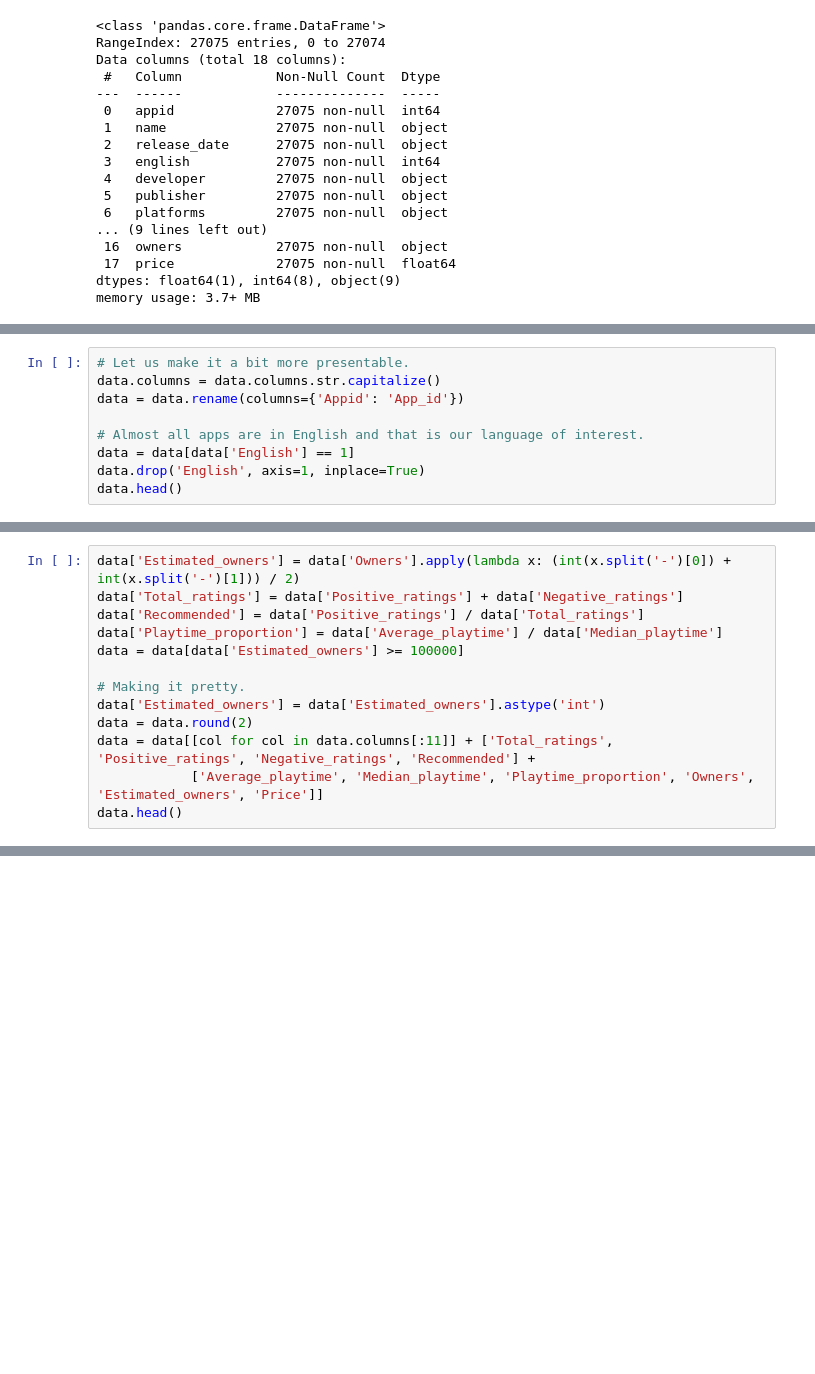
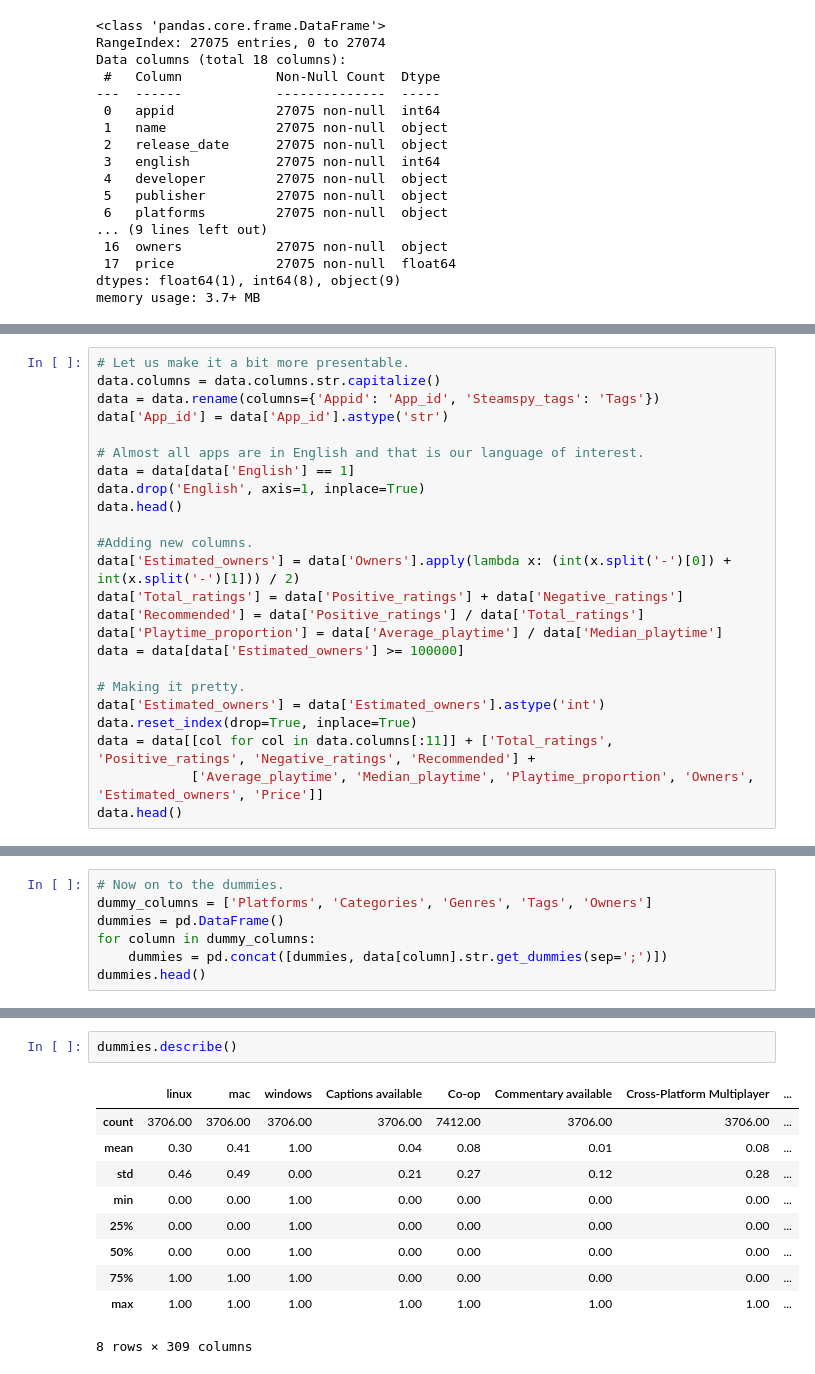
Before and after one commit to Dark-Hobbit/steam, a Jupyter notebook: kaggle_2.ipynb, the cells around one changed output, grey strips where cells are left out. Drawn from its saved outputs; the diff is of its cells as text; blank space fills up the shorter version.

Commit message:
Added dummies

```diff
--- a/kaggle_2.ipynb
+++ b/kaggle_2.ipynb
@@ -56,12 +76,27 @@ There is no missing data anywhere, good. However, some columns contain multiple
 # %%
 # Let us make it a bit more presentable.
 data.columns = data.columns.str.capitalize()
-data = data.rename(columns={'Appid': 'App_id'})
+data = data.rename(columns={'Appid': 'App_id', 'Steamspy_tags': 'Tags'})
+data['App_id'] = data['App_id'].astype('str')
 
 # Almost all apps are in English and that is our language of interest.
 data = data[data['English'] == 1]
 data.drop('English', axis=1, inplace=True)
 data.head()
+
+#Adding new columns.
+data['Estimated_owners'] = data['Owners'].apply(lambda x: (int(x.split('-')[0]) + int(x.split('-')[1])) / 2)
+data['Total_ratings'] = data['Positive_ratings'] + data['Negative_ratings']
+data['Recommended'] = data['Positive_ratings'] / data['Total_ratings']
+data['Playtime_proportion'] = data['Average_playtime'] / data['Median_playtime']
+data = data[data['Estimated_owners'] >= 100000]
+
+# Making it pretty.
+data['Estimated_owners'] = data['Estimated_owners'].astype('int')
+data.reset_index(drop=True, inplace=True)
+data = data[[col for col in data.columns[:11]] + ['Total_ratings', 'Positive_ratings', 'Negative_ratings', 'Recommended'] +
+            ['Average_playtime', 'Median_playtime', 'Playtime_proportion', 'Owners', 'Estimated_owners', 'Price']]
+data.head()
 # %% [output]
 |  | App_id | Name | Release_date | Developer | Publisher | Platforms | Required_age | Categories | Genres | ... |
 | 0 | 10 | Counter-Strike | 2000-11-01 | Valve | Valve | windows;mac;linux | 0 | Multi-player;Online Multi-Player;... | Action | ... |
@@ -92,13 +107,0 @@ We might need an integer value for number of game owners in the future. To that
-# %%
-data['Estimated_owners'] = data['Owners'].apply(lambda x: (int(x.split('-')[0]) + int(x.split('-')[1])) / 2)
-data['Total_ratings'] = data['Positive_ratings'] + data['Negative_ratings']
-data['Recommended'] = data['Positive_ratings'] / data['Total_ratings']
-data['Playtime_proportion'] = data['Average_playtime'] / data['Median_playtime']
-data = data[data['Estimated_owners'] >= 100000]
-
-# Making it pretty.
-data['Estimated_owners'] = data['Estimated_owners'].astype('int')
-data = data.round(2)
-data = data[[col for col in data.columns[:11]] + ['Total_ratings', 'Positive_ratings', 'Negative_ratings', 'Recommended'] +
-            ['Average_playtime', 'Median_playtime', 'Playtime_proportion', 'Owners', 'Estimated_owners', 'Price']]
-data.head()
@@ -138,0 +130,7 @@ The only column containing Null values is 'Playtime_proportion' which makes sens
+# %%
+# Now on to the dummies.
+dummy_columns = ['Platforms', 'Categories', 'Genres', 'Tags', 'Owners']
+dummies = pd.DataFrame()
+for column in dummy_columns:
+    dummies = pd.concat([dummies, data[column].str.get_dummies(sep=';')])
+dummies.head()
@@ -138,0 +153,13 @@ The only column containing Null values is 'Playtime_proportion' which makes sens
+# %%
+dummies.describe()
+# %% [output]
+|  | linux | mac | windows | Captions available | Co-op | Commentary available | Cross-Platform Multiplayer | ... |
+| count | 3706.00 | 3706.00 | 3706.00 | 3706.00 | 7412.00 | 3706.00 | 3706.00 | ... |
+| mean | 0.30 | 0.41 | 1.00 | 0.04 | 0.08 | 0.01 | 0.08 | ... |
+| std | 0.46 | 0.49 | 0.00 | 0.21 | 0.27 | 0.12 | 0.28 | ... |
+| min | 0.00 | 0.00 | 1.00 | 0.00 | 0.00 | 0.00 | 0.00 | ... |
+| 25% | 0.00 | 0.00 | 1.00 | 0.00 | 0.00 | 0.00 | 0.00 | ... |
+| 50% | 0.00 | 0.00 | 1.00 | 0.00 | 0.00 | 0.00 | 0.00 | ... |
+| 75% | 1.00 | 1.00 | 1.00 | 0.00 | 0.00 | 0.00 | 0.00 | ... |
+| max | 1.00 | 1.00 | 1.00 | 1.00 | 1.00 | 1.00 | 1.00 | ... |
+8 rows × 309 columns
```
Also changed, not shown: parts of 17 cells of this notebook.
